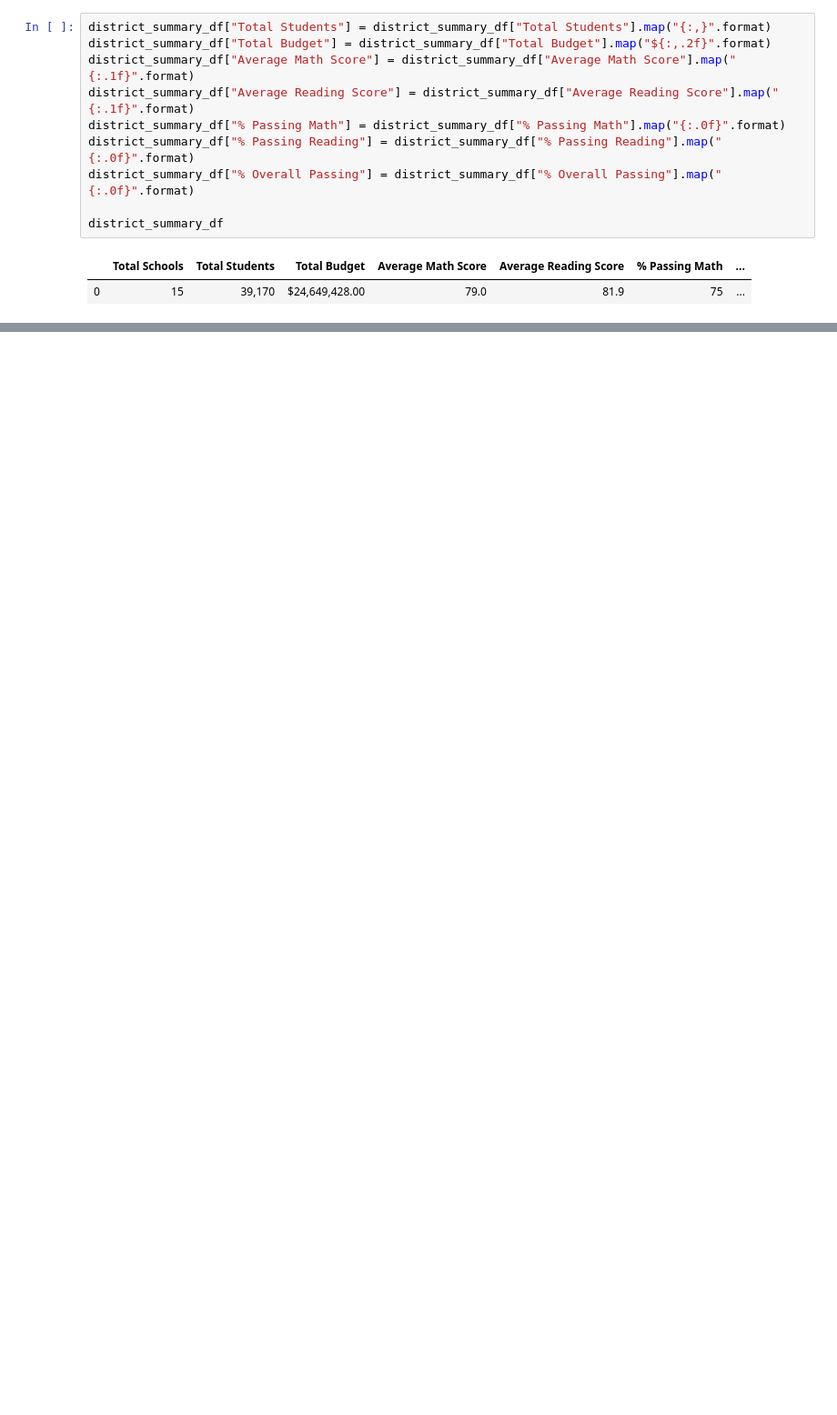
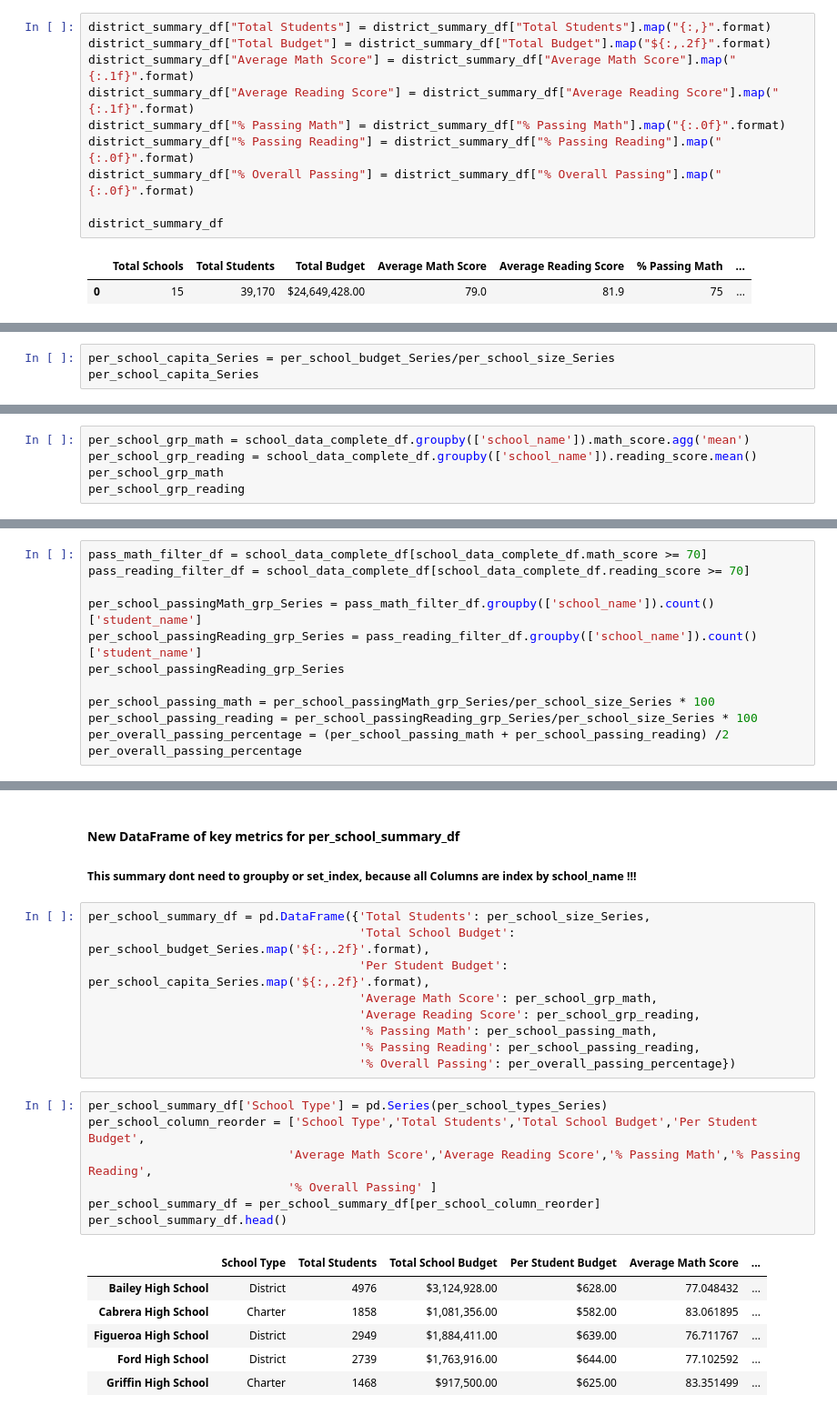
Before and after one commit to susiexia/School_District_Analysis, a Jupyter notebook: PyCitySchools.ipynb, the cells around one changed output, grey strips where cells are left out. Shown: that part at 91% size. Drawn from its saved outputs; the diff is of its cells as text; blank space fills up the shorter version.

Commit message:
Update school level summary Table

```diff
--- a/PyCitySchools.ipynb
+++ b/PyCitySchools.ipynb
@@ -216,0 +336,3 @@ district_summary_df
+# %%
+per_school_capita_Series = per_school_budget_Series/per_school_size_Series
+per_school_capita_Series
@@ -216,0 +380,5 @@ district_summary_df
+# %%
+per_school_grp_math = school_data_complete_df.groupby(['school_name']).math_score.agg('mean')
+per_school_grp_reading = school_data_complete_df.groupby(['school_name']).reading_score.mean()
+per_school_grp_math
+per_school_grp_reading
@@ -216,0 +408,12 @@ district_summary_df
+# %%
+pass_math_filter_df = school_data_complete_df[school_data_complete_df.math_score >= 70]
+pass_reading_filter_df = school_data_complete_df[school_data_complete_df.reading_score >= 70]
+
+per_school_passingMath_grp_Series = pass_math_filter_df.groupby(['school_name']).count()['student_name']
+per_school_passingReading_grp_Series = pass_reading_filter_df.groupby(['school_name']).count()['student_name']
+per_school_passingReading_grp_Series
+
+per_school_passing_math = per_school_passingMath_grp_Series/per_school_size_Series * 100
+per_school_passing_reading = per_school_passingReading_grp_Series/per_school_size_Series * 100
+per_overall_passing_percentage = (per_school_passing_math + per_school_passing_reading) /2
+per_overall_passing_percentage
@@ -216,0 +438,26 @@ district_summary_df
+# %% [markdown]
+ #### New DataFrame of key metrics for per_school_summary_df
+ ##### This summary dont need to groupby or set_index, because all Columns are index by school_name !!!
+# %%
+per_school_summary_df = pd.DataFrame({'Total Students': per_school_size_Series,
+                                      'Total School Budget': per_school_budget_Series.map('${:,.2f}'.format),
+                                      'Per Student Budget': per_school_capita_Series.map('${:,.2f}'.format),
+                                      'Average Math Score': per_school_grp_math,
+                                      'Average Reading Score': per_school_grp_reading,
+                                      '% Passing Math': per_school_passing_math,
+                                      '% Passing Reading': per_school_passing_reading,
+                                      '% Overall Passing': per_overall_passing_percentage})
+# %%
+per_school_summary_df['School Type'] = pd.Series(per_school_types_Series)
+per_school_column_reorder = ['School Type','Total Students','Total School Budget','Per Student Budget',
+                            'Average Math Score','Average Reading Score','% Passing Math','% Passing Reading',
+                            '% Overall Passing' ]
+per_school_summary_df = per_school_summary_df[per_school_column_reorder]
+per_school_summary_df.head()
+# %% [output]
+|  | School Type | Total Students | Total School Budget | Per Student Budget | Average Math Score | ... |
+| Bailey High School | District | 4976 | $3,124,928.00 | $628.00 | 77.048432 | ... |
+| Cabrera High School | Charter | 1858 | $1,081,356.00 | $582.00 | 83.061895 | ... |
+| Figueroa High School | District | 2949 | $1,884,411.00 | $639.00 | 76.711767 | ... |
+| Ford High School | District | 2739 | $1,763,916.00 | $644.00 | 77.102592 | ... |
+| Griffin High School | Charter | 1468 | $917,500.00 | $625.00 | 83.351499 | ... |
```
Also changed, not shown: parts of 20 cells of this notebook, 1 other file.
